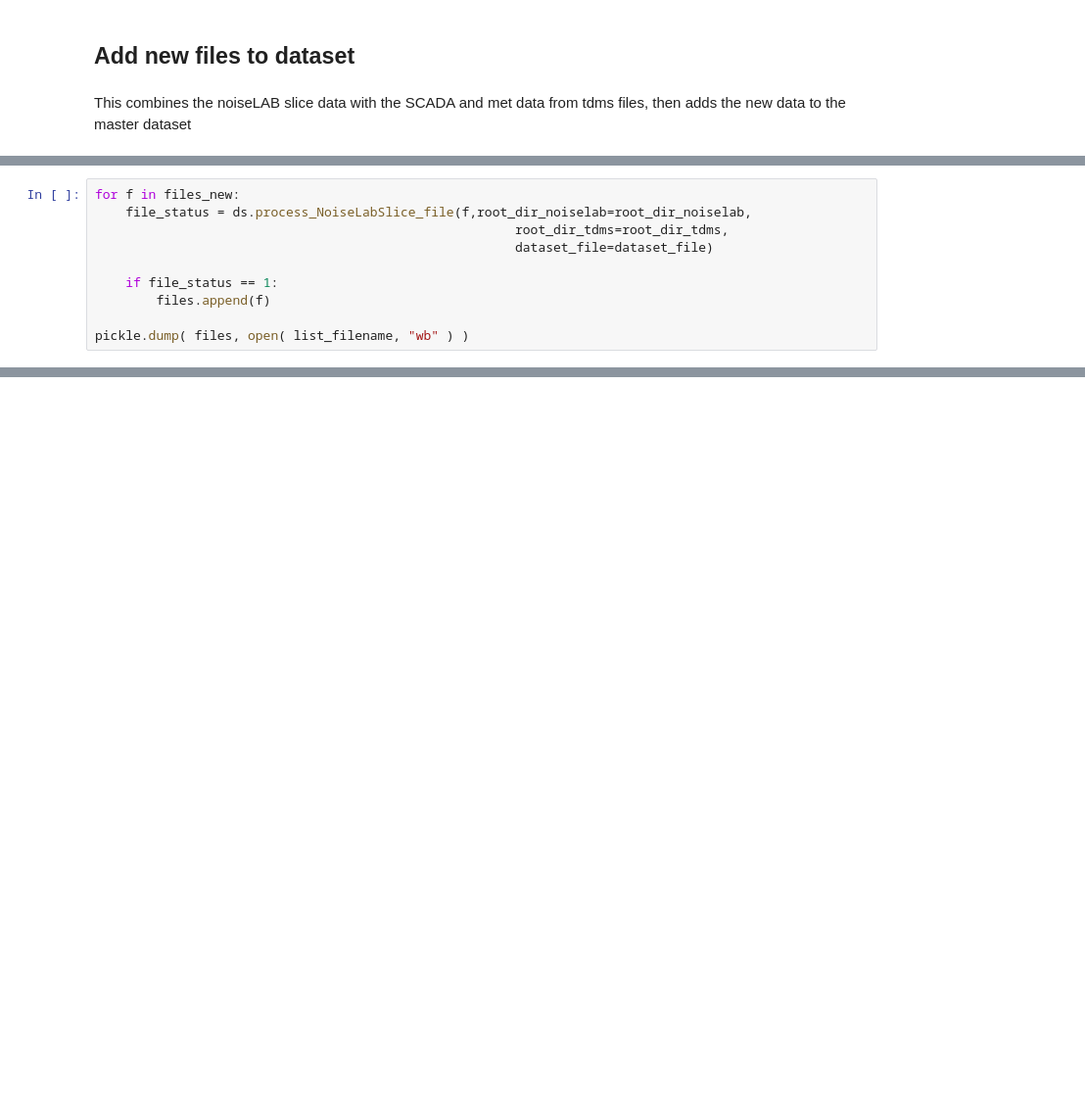
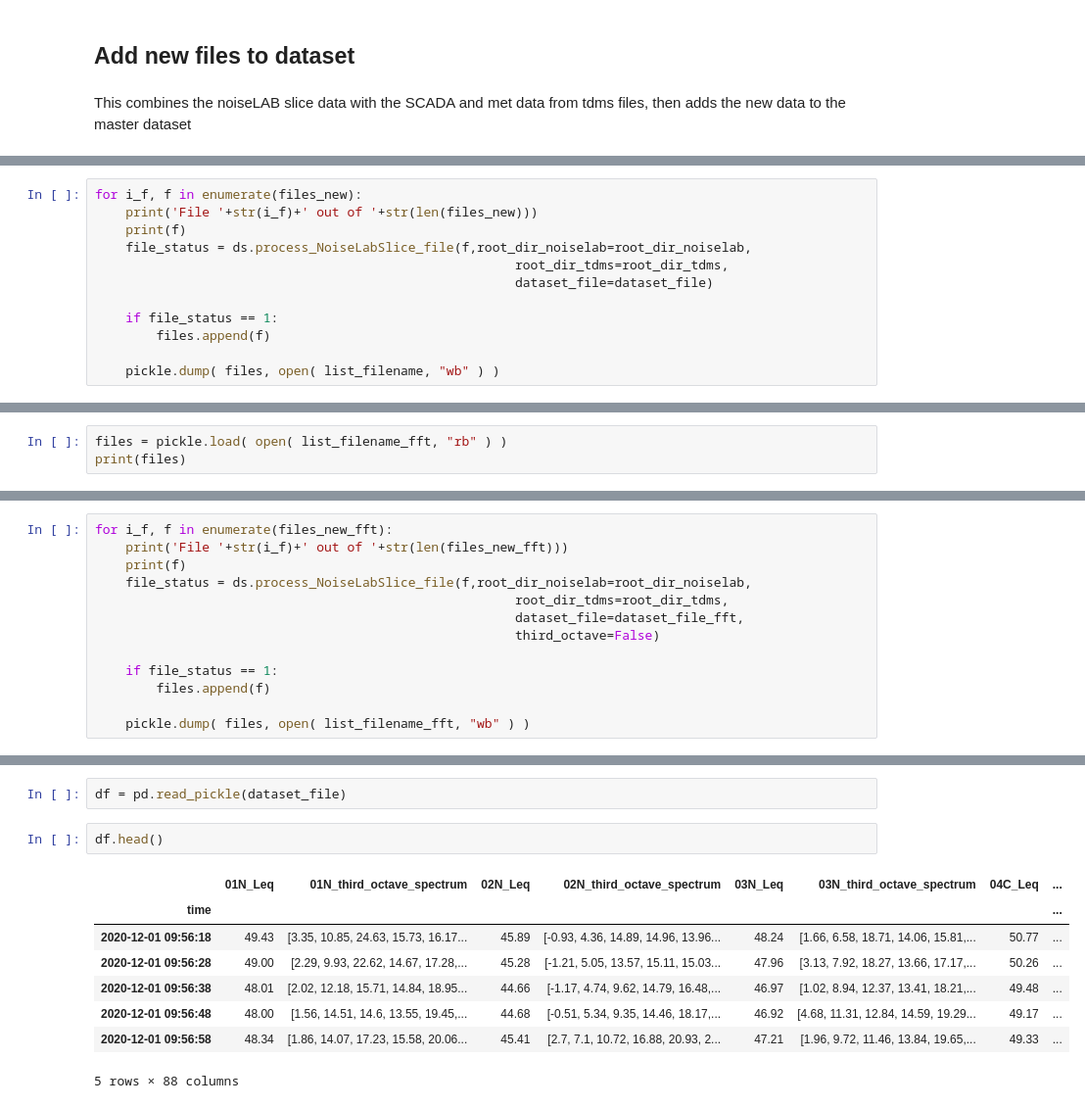
Before and after one commit to nhamilto/Aeroacoustics, a Jupyter notebook: coderepo/working_dir/process_noiseLAB_data.ipynb, the cells around one changed output, grey strips where cells are left out. Shown: that part at 98% size. Cells and saved outputs as stored; diff of their text form; blank space fills up the shorter version.

```diff
--- a/coderepo/working_dir/process_noiseLAB_data.ipynb
+++ b/coderepo/working_dir/process_noiseLAB_data.ipynb
@@ -44,5 +85,7 @@ files = pickle.load( open( list_filename, "rb" ) )
 # %%
-for f in files_new:
+for i_f, f in enumerate(files_new):
+    print('File '+str(i_f)+' out of '+str(len(files_new)))
+    print(f)
     file_status = ds.process_NoiseLabSlice_file(f,root_dir_noiselab=root_dir_noiselab,
                                                        root_dir_tdms=root_dir_tdms,
                                                        dataset_file=dataset_file)
@@ -50,4 +93,4 @@ for f in files_new:
     if file_status == 1:
         files.append(f)
 
-pickle.dump( files, open( list_filename, "wb" ) )
+    pickle.dump( files, open( list_filename, "wb" ) )
@@ -57,0 +155,3 @@ files
+# %%
+files = pickle.load( open( list_filename_fft, "rb" ) )
+print(files)
@@ -57,0 +160,13 @@ files
+# %%
+for i_f, f in enumerate(files_new_fft):
+    print('File '+str(i_f)+' out of '+str(len(files_new_fft)))
+    print(f)
+    file_status = ds.process_NoiseLabSlice_file(f,root_dir_noiselab=root_dir_noiselab,
+                                                       root_dir_tdms=root_dir_tdms,
+                                                       dataset_file=dataset_file_fft,
+                                                       third_octave=False)
+
+    if file_status == 1:
+        files.append(f)
+
+    pickle.dump( files, open( list_filename_fft, "wb" ) )
@@ -57,0 +185,13 @@ files
+# %%
+df = pd.read_pickle(dataset_file)
+# %%
+df.head()
+# %% [output]
+|  | 01N_Leq | 01N_third_octave_spectrum | 02N_Leq | 02N_third_octave_spectrum | 03N_Leq | 03N_third_octave_spectrum | 04C_Leq | ... |
+| time |  |  |  |  |  |  |  | ... |
+| 2020-12-01 09:56:18 | 49.43 | [3.35, 10.85, 24.63, 15.73, 16.17... | 45.89 | [-0.93, 4.36, 14.89, 14.96, 13.96... | 48.24 | [1.66, 6.58, 18.71, 14.06, 15.81,... | 50.77 | ... |
+| 2020-12-01 09:56:28 | 49.00 | [2.29, 9.93, 22.62, 14.67, 17.28,... | 45.28 | [-1.21, 5.05, 13.57, 15.11, 15.03... | 47.96 | [3.13, 7.92, 18.27, 13.66, 17.17,... | 50.26 | ... |
+| 2020-12-01 09:56:38 | 48.01 | [2.02, 12.18, 15.71, 14.84, 18.95... | 44.66 | [-1.17, 4.74, 9.62, 14.79, 16.48,... | 46.97 | [1.02, 8.94, 12.37, 13.41, 18.21,... | 49.48 | ... |
+| 2020-12-01 09:56:48 | 48.00 | [1.56, 14.51, 14.6, 13.55, 19.45,... | 44.68 | [-0.51, 5.34, 9.35, 14.46, 18.17,... | 46.92 | [4.68, 11.31, 12.84, 14.59, 19.29... | 49.17 | ... |
+| 2020-12-01 09:56:58 | 48.34 | [1.86, 14.07, 17.23, 15.58, 20.06... | 45.41 | [2.7, 7.1, 10.72, 16.88, 20.93, 2... | 47.21 | [1.96, 9.72, 11.46, 13.84, 19.65,... | 49.33 | ... |
+5 rows × 88 columns
```
Also changed, not shown: parts of 36 cells of this notebook, 3 other files.
